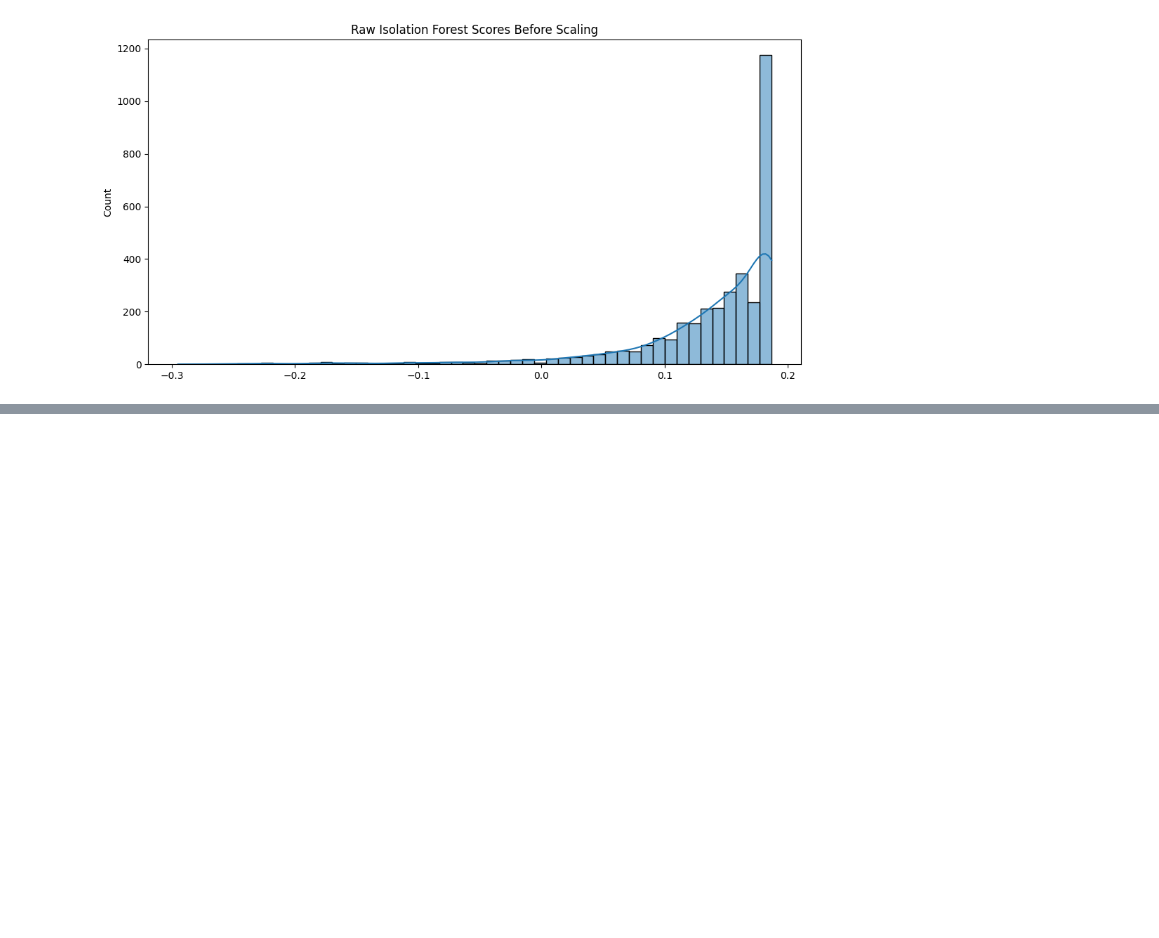
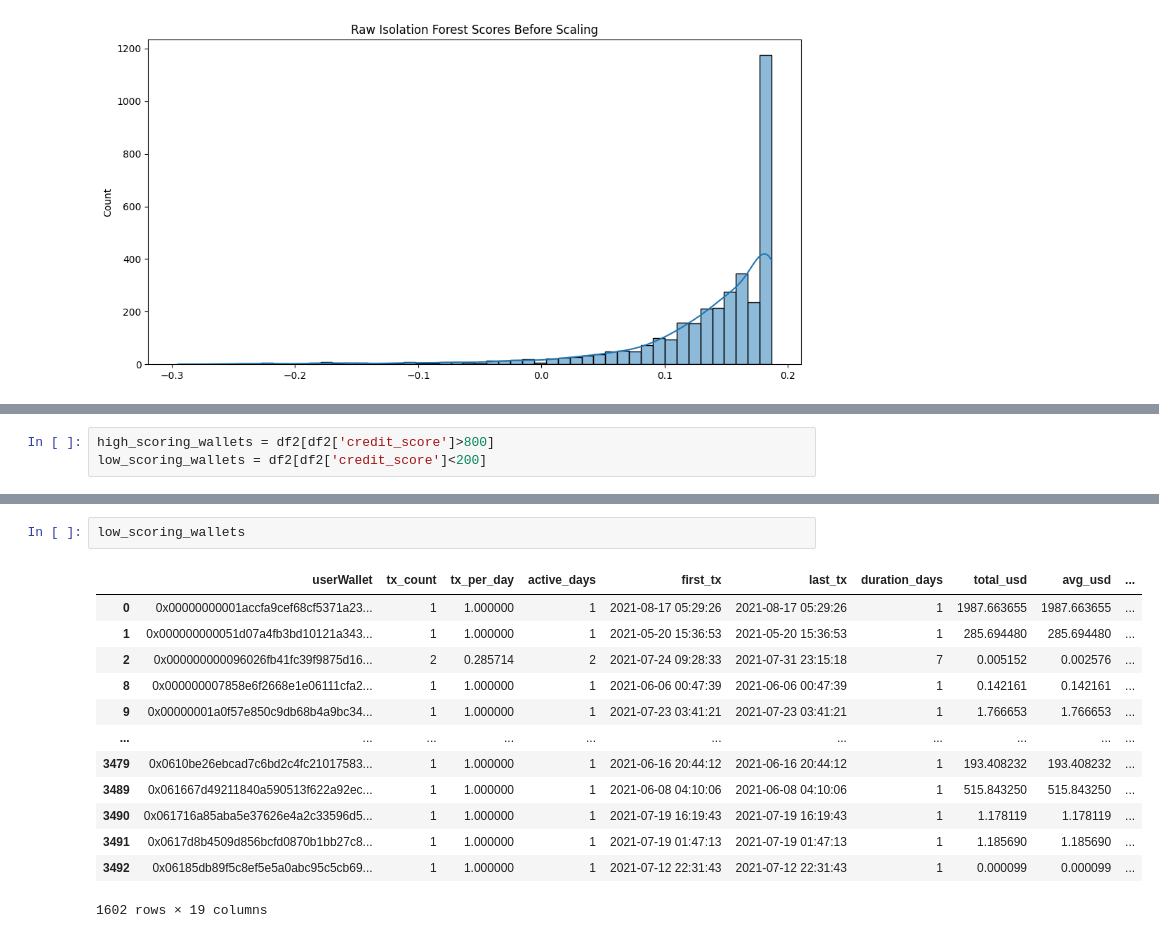
Before and after one commit to Atharv-web/Credit-Scorer, a Jupyter notebook: tryout.ipynb, the cells around one changed output, grey strips where cells are left out. Saved outputs shown, nothing was run; the diff lists cells and outputs as text; blank space fills up the shorter version.

```diff
--- a/tryout.ipynb
+++ b/tryout.ipynb
@@ -374,0 +561,3 @@ plt.show()
+# %%
+high_scoring_wallets = df2[df2['credit_score']>800]
+low_scoring_wallets = df2[df2['credit_score']<200]
@@ -374,0 +570,16 @@ plt.show()
+# %%
+low_scoring_wallets
+# %% [output]
+|  | userWallet | tx_count | tx_per_day | active_days | first_tx | last_tx | duration_days | total_usd | avg_usd | ... |
+| 0 | 0x00000000001accfa9cef68cf5371a23... | 1 | 1.000000 | 1 | 2021-08-17 05:29:26 | 2021-08-17 05:29:26 | 1 | 1987.663655 | 1987.663655 | ... |
+| 1 | 0x000000000051d07a4fb3bd10121a343... | 1 | 1.000000 | 1 | 2021-05-20 15:36:53 | 2021-05-20 15:36:53 | 1 | 285.694480 | 285.694480 | ... |
+| 2 | 0x000000000096026fb41fc39f9875d16... | 2 | 0.285714 | 2 | 2021-07-24 09:28:33 | 2021-07-31 23:15:18 | 7 | 0.005152 | 0.002576 | ... |
+| 8 | 0x000000007858e6f2668e1e06111cfa2... | 1 | 1.000000 | 1 | 2021-06-06 00:47:39 | 2021-06-06 00:47:39 | 1 | 0.142161 | 0.142161 | ... |
+| 9 | 0x00000001a0f57e850c9db68b4a9bc34... | 1 | 1.000000 | 1 | 2021-07-23 03:41:21 | 2021-07-23 03:41:21 | 1 | 1.766653 | 1.766653 | ... |
+| ... | ... | ... | ... | ... | ... | ... | ... | ... | ... | ... |
+| 3479 | 0x0610be26ebcad7c6bd2c4fc21017583... | 1 | 1.000000 | 1 | 2021-06-16 20:44:12 | 2021-06-16 20:44:12 | 1 | 193.408232 | 193.408232 | ... |
+| 3489 | 0x061667d49211840a590513f622a92ec... | 1 | 1.000000 | 1 | 2021-06-08 04:10:06 | 2021-06-08 04:10:06 | 1 | 515.843250 | 515.843250 | ... |
+| 3490 | 0x061716a85aba5e37626e4a2c33596d5... | 1 | 1.000000 | 1 | 2021-07-19 16:19:43 | 2021-07-19 16:19:43 | 1 | 1.178119 | 1.178119 | ... |
+| 3491 | 0x0617d8b4509d856bcfd0870b1bb27c8... | 1 | 1.000000 | 1 | 2021-07-19 01:47:13 | 2021-07-19 01:47:13 | 1 | 1.185690 | 1.185690 | ... |
+| 3492 | 0x06185db89f5c8ef5e5a0abc95c5cb69... | 1 | 1.000000 | 1 | 2021-07-12 22:31:43 | 2021-07-12 22:31:43 | 1 | 0.000099 | 0.000099 | ... |
+1602 rows × 19 columns
```
Also changed, not shown: parts of 26 cells of this notebook.
